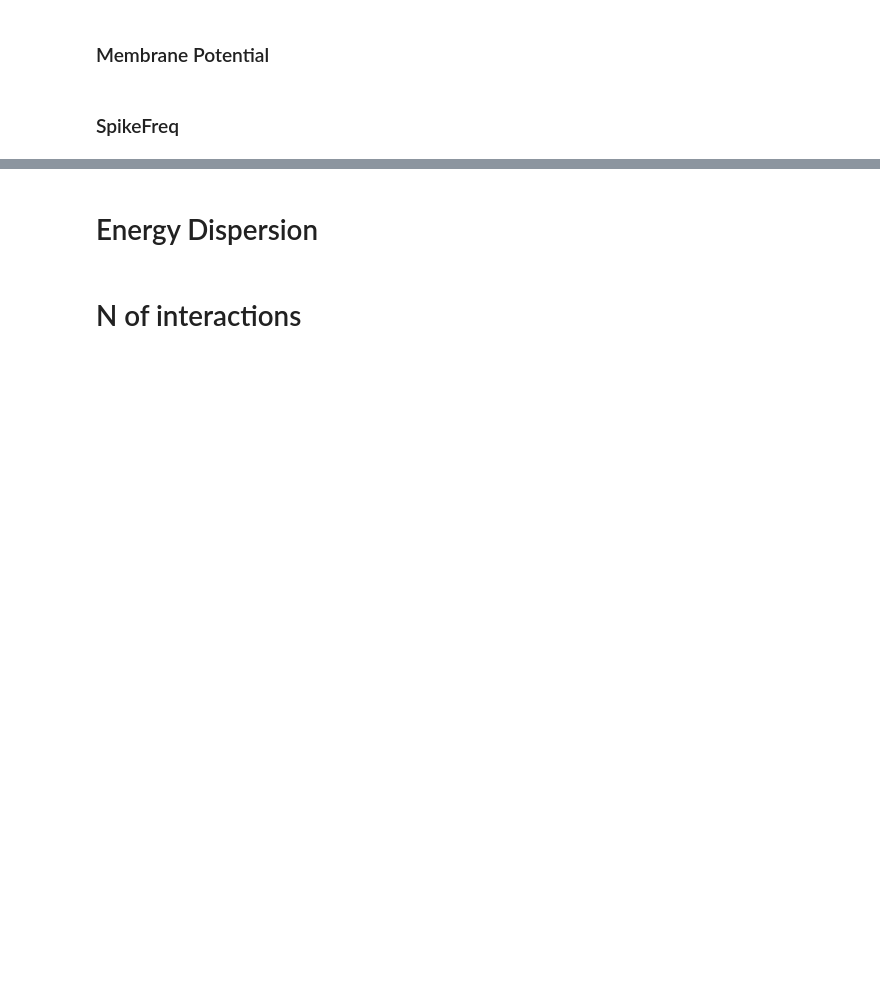
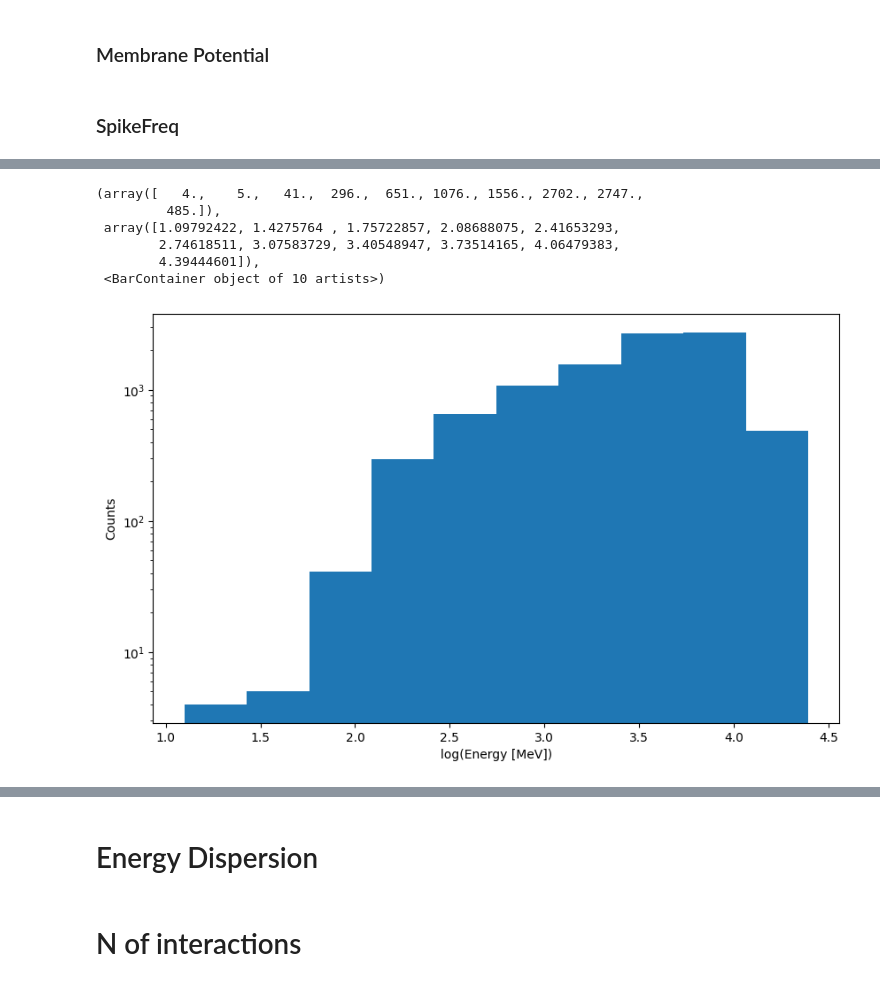
Before and after one commit to enlupi/SNN-Cal, a Jupyter notebook: SNN/SNN.ipynb, the cells around one changed output, grey strips where cells are left out. Cells and saved outputs as stored; diff of their text form; code cells hidden in the pictures; blank space fills up the shorter version.

Commit message:
New results

```diff
--- a/SNN/SNN.ipynb
+++ b/SNN/SNN.ipynb
@@ -648,0 +507,34 @@ Text(0, 0.5, 'Counts / cell')
+# %%
+data_train, data_test, data_val = ds.build_dataset("../Data/PrimaryOnly2", max_files=5, primary_only=True,
+                                                   target=["energy", "centroid"])
+# %%
+lin_model     = LinearRegression()
+lin_model_log = LinearRegression()
+
+x, y = zip(*[data_train[i] for i in range(len(data_train))])
+E = np.array([y[0] for y in y])
+centroid = np.array([y[1] for y in y])
+#primary = np.array([y[2] for y in y])
+
+# Convert to NumPy arrays
+x = torch.stack(x).sum((1,2)).numpy()  # Convert features to NumPy
+
+# eliminate results with no photons
+mask = x > 0
+x = x[mask]
+E = E[mask]
+centroid = centroid[mask]
+#primary = primary[mask]
+
+# convert to double log scale
+x_log = np.log10(x)
+E_log = np.log10(E)
+
+lin_model.fit(x.reshape(-1,1), E)
+lin_model_log.fit(x_log.reshape(-1,1), E_log)
+print("Linear Model:")
+print("Slope:", lin_model.coef_[0])
+print("Intercept:", lin_model.intercept_)
+print("\n###################\n\nLinear Model Trained on logs:")
+print("Slope:", lin_model_log.coef_[0])
+print("Intercept:", lin_model_log.intercept_)
@@ -648,0 +551,14 @@ Text(0, 0.5, 'Counts / cell')
+# %%
+fig = plt.figure(facecolor="w", figsize=(10, 6))
+plt.xlabel("log(Energy [MeV])")
+plt.ylabel("Counts")
+plt.yscale("log")
+plt.hist(E_log)
+# %% [output]
+(array([   4.,    5.,   41.,  296.,  651., 1076., 1556., 2702., 2747.,
+         485.]),
+ array([1.09792422, 1.4275764 , 1.75722857, 2.08688075, 2.41653293,
+        2.74618511, 3.07583729, 3.40548947, 3.73514165, 4.06479383,
+        4.39444601]),
+ <BarContainer object of 10 artists>)
+[figure, added]
```
Also changed, not shown: parts of 45 cells of this notebook, 27 other files.
